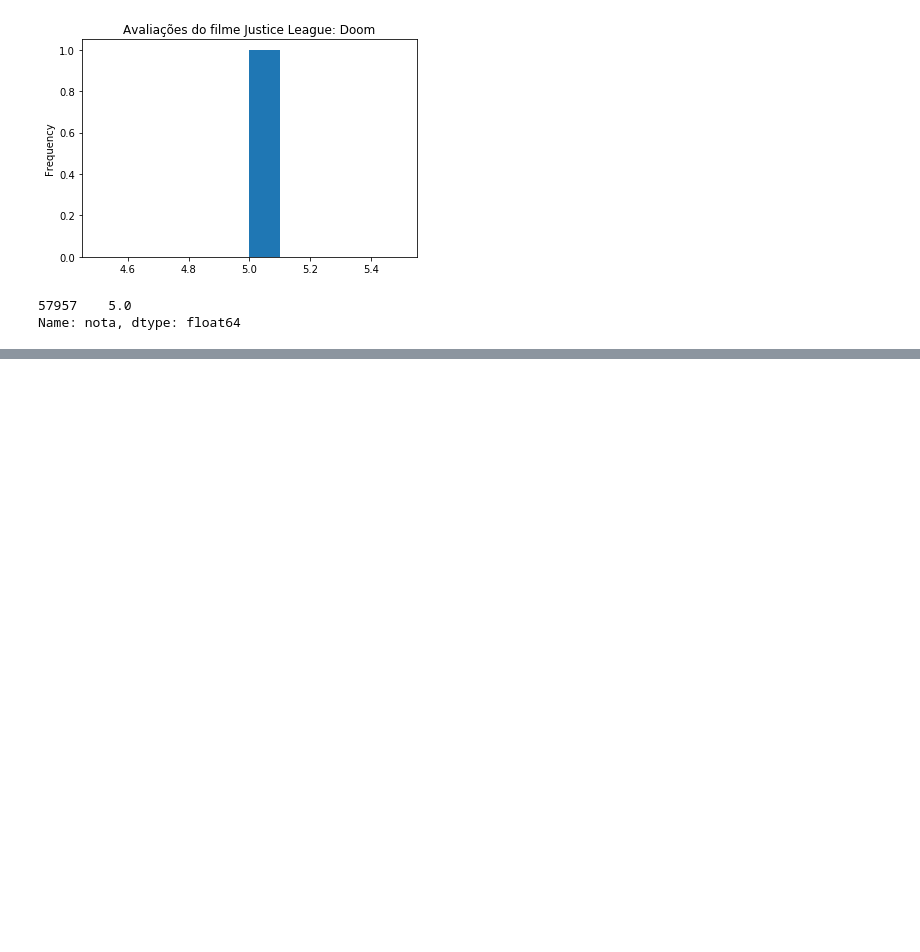
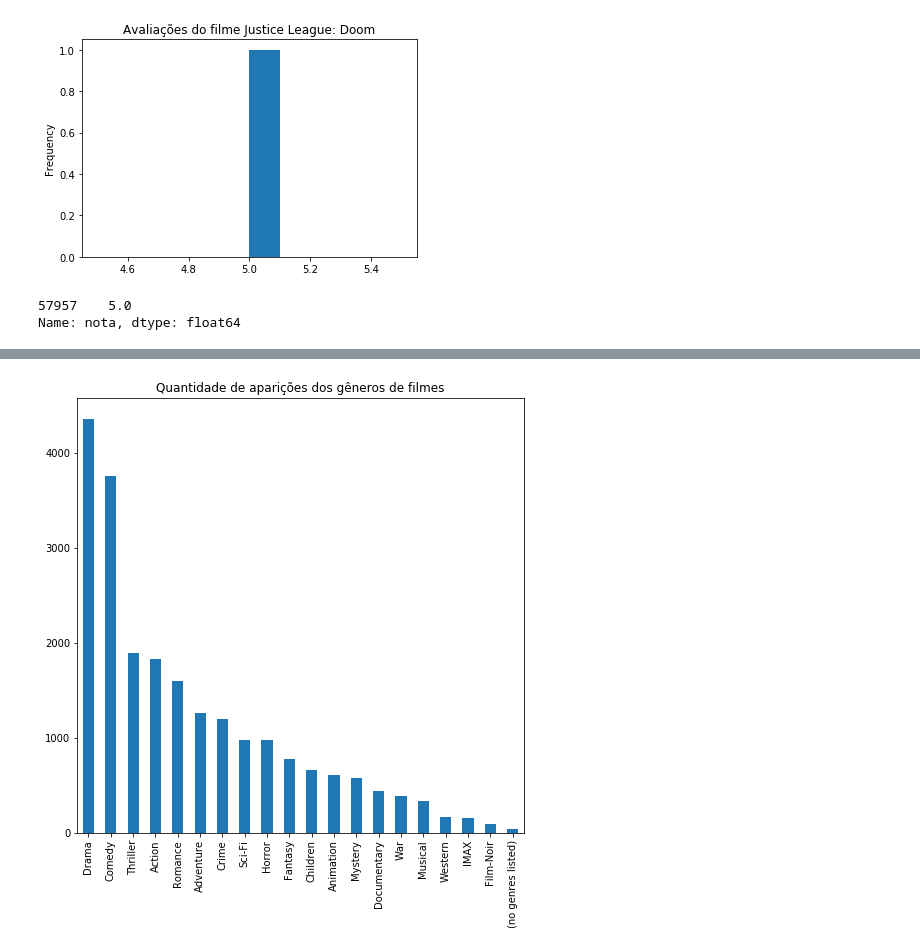
Before and after one commit to vivianmiwa/DataScience, a Jupyter notebook: AvaliacaoFilmes/parte1.ipynb, the cells around one changed output, grey strips where cells are left out. Cells and saved outputs as stored; diff of their text form; code cells hidden in the pictures; blank space fills up the shorter version.

```diff
--- a/AvaliacaoFilmes/parte1.ipynb
+++ b/AvaliacaoFilmes/parte1.ipynb
@@ -267,0 +405,9 @@ Name: nota, dtype: float64
+# %%
+# plotando o gráfico do tipo barras
+filmes["generos"].str.get_dummies('|').sum().sort_values(ascending=False).plot(
+    kind='bar',
+    title=u'Quantidade de aparições dos gêneros de filmes',
+    figsize=(8,8))
+plt.show()
+# %% [output]
+[figure, added]
```
Also changed, not shown: parts of 23 cells of this notebook.
